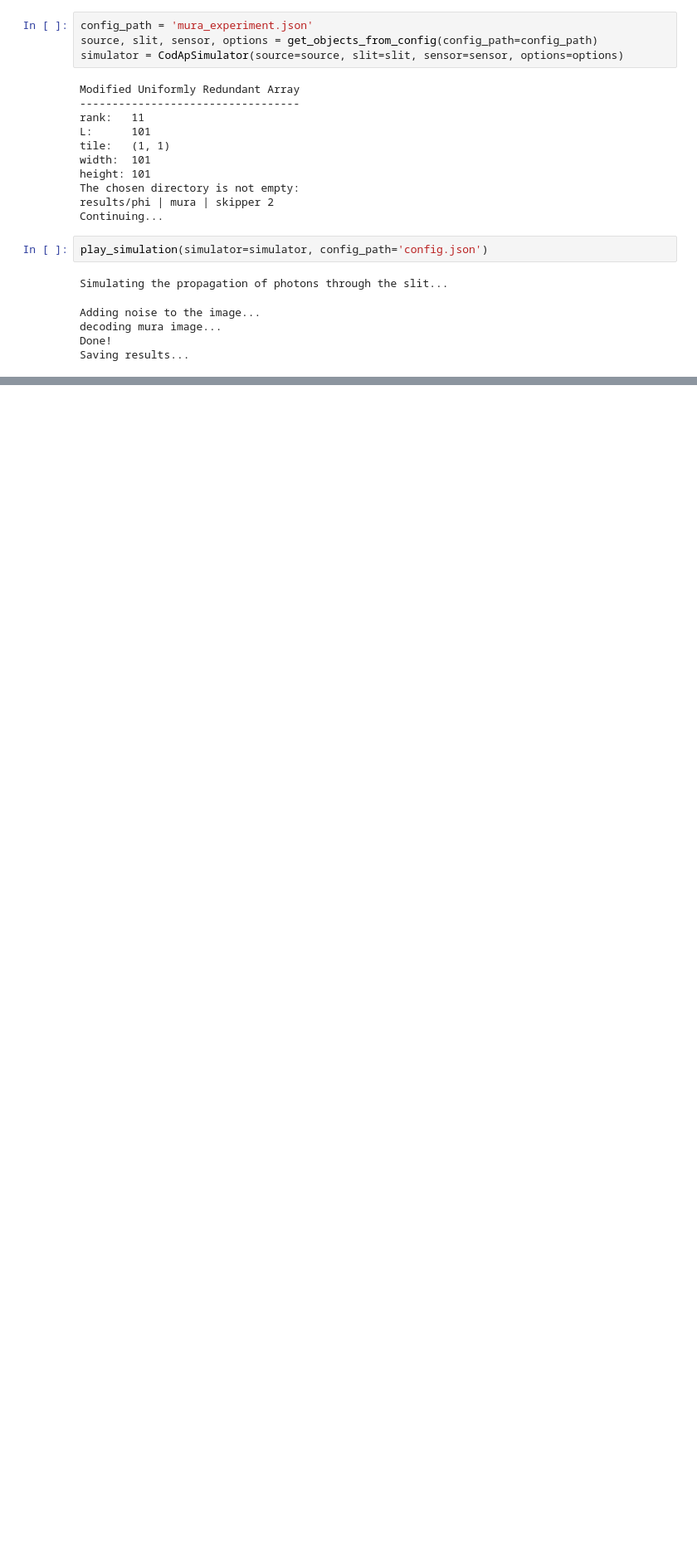
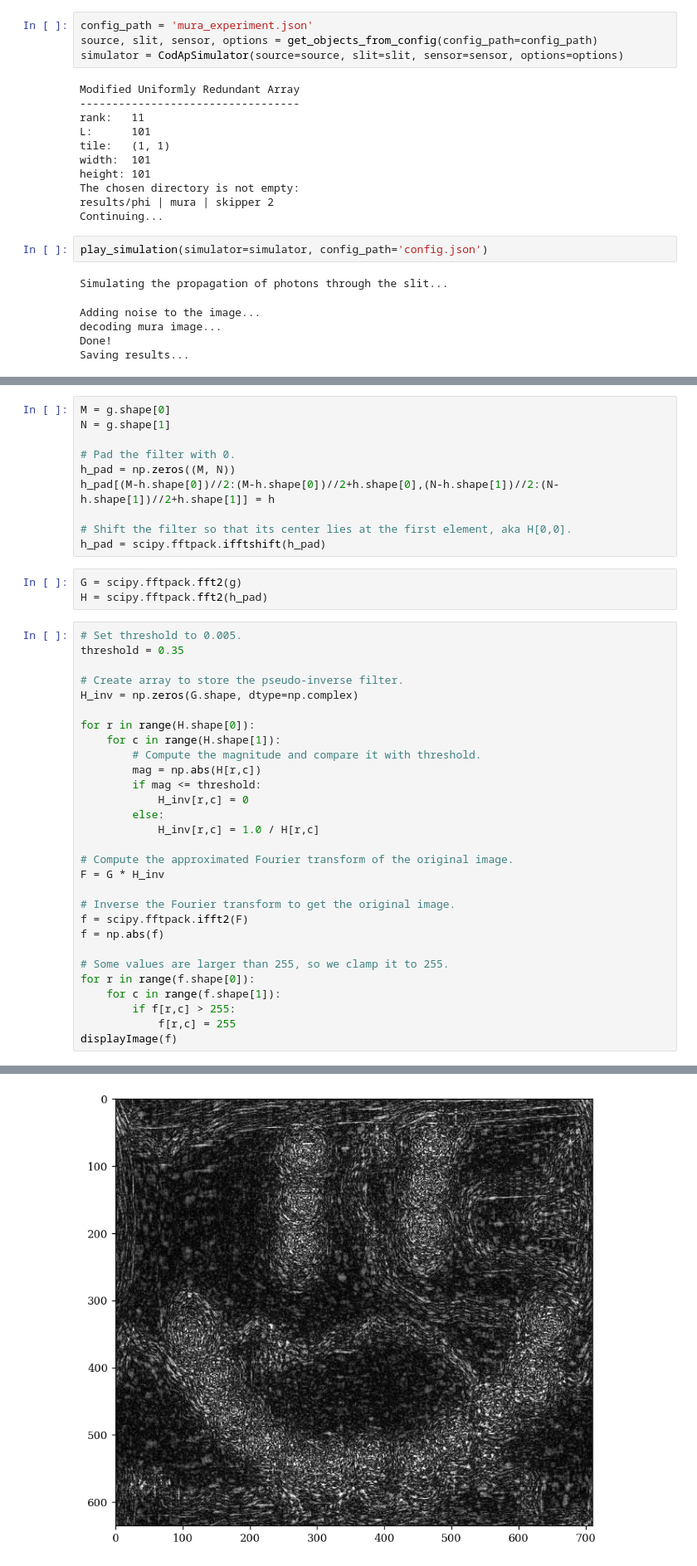
Before and after one commit to Eitan-Sprejer/CodedAperture, a Jupyter notebook: testing.ipynb, the cells around one changed output, grey strips where cells are left out. Shown at 83% size. Saved outputs shown, nothing was run; the diff lists cells and outputs as text; blank space fills up the shorter version.

```diff
--- a/testing.ipynb
+++ b/testing.ipynb
@@ -163,0 +222,43 @@ plt.imshow(simulator.decoding_pattern)
+# %%
+M = g.shape[0]
+N = g.shape[1]
+
+# Pad the filter with 0.
+h_pad = np.zeros((M, N))
+h_pad[(M-h.shape[0])//2:(M-h.shape[0])//2+h.shape[0],(N-h.shape[1])//2:(N-h.shape[1])//2+h.shape[1]] = h
+
+# Shift the filter so that its center lies at the first element, aka H[0,0].
+h_pad = scipy.fftpack.ifftshift(h_pad)
+# %%
+G = scipy.fftpack.fft2(g)
+H = scipy.fftpack.fft2(h_pad)
+# %%
+# Set threshold to 0.005.
+threshold = 0.35
+
+# Create array to store the pseudo-inverse filter.
+H_inv = np.zeros(G.shape, dtype=np.complex)
+
+for r in range(H.shape[0]):
+    for c in range(H.shape[1]):
+    	# Compute the magnitude and compare it with threshold.
+        mag = np.abs(H[r,c])
+        if mag <= threshold:
+            H_inv[r,c] = 0
+        else:
+            H_inv[r,c] = 1.0 / H[r,c]
+
+# Compute the approximated Fourier transform of the original image.
+F = G * H_inv
+
+# Inverse the Fourier transform to get the original image.
+f = scipy.fftpack.ifft2(F)
+f = np.abs(f)
+
+# Some values are larger than 255, so we clamp it to 255.
+for r in range(f.shape[0]):
+    for c in range(f.shape[1]):
+        if f[r,c] > 255:
+            f[r,c] = 255
+displayImage(f)
+# %% [output]
@@ -163,0 +267 @@ plt.imshow(simulator.decoding_pattern)
+[figure, added]
```
Also changed, not shown: parts of 7 cells of this notebook.
